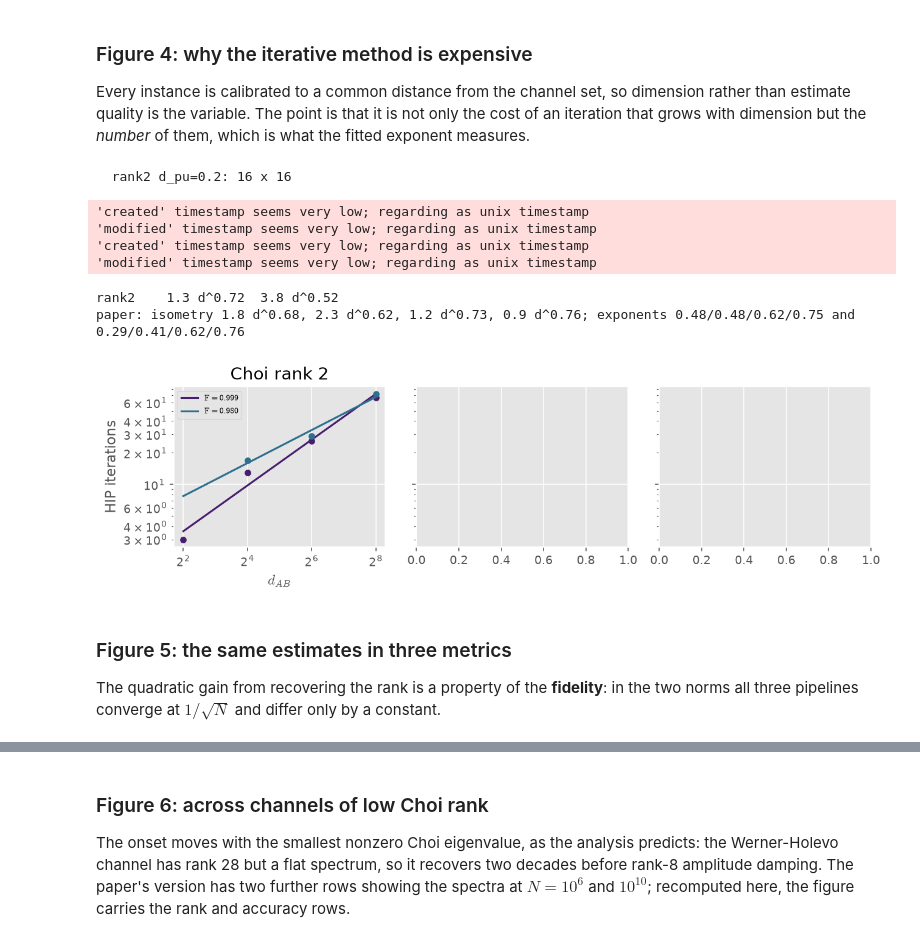
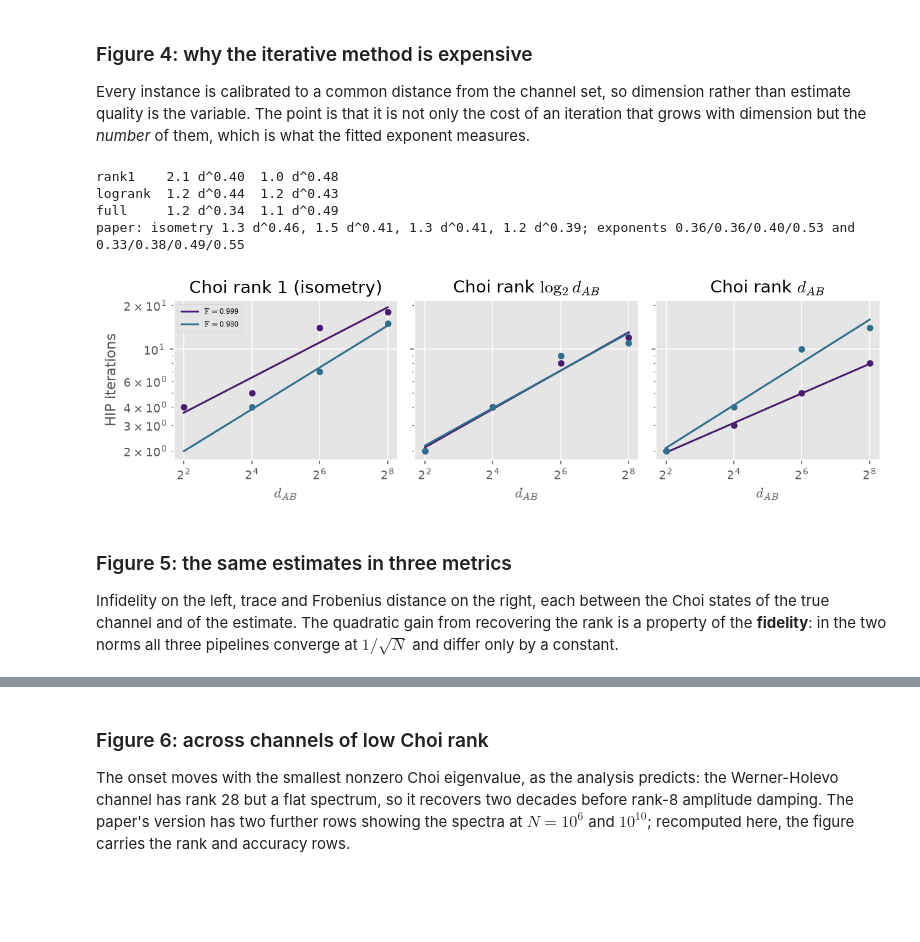
Before and after one commit to afhamash/fidelity_QPT, a Jupyter notebook: fpls_notebook.ipynb, the cells around one changed output, grey strips where cells are left out. Drawn from its saved outputs; the diff is of its cells as text; code cells hidden in the pictures; blank space fills up the shorter version.

```diff
--- a/fpls_notebook.ipynb
+++ b/fpls_notebook.ipynb
@@ -88,16 +99,16 @@ The estimate is a channel, and the Kraus route of Theorem 6 -- which never forms
 # %%
-dense = fpls(rho, 10 ** 6, paper_rng(PAPER_SEED, 7, 10 ** 6), dA=dA)
-kraus = fpls(rho, 10 ** 6, paper_rng(PAPER_SEED, 7, 10 ** 6), dA=dA, kraus=True)
+r = fpls(rho, 10 ** 6, paper_rng(PAPER_SEED, 7, 10 ** 6), dA=dA)                  # dense congruence (Theorem 1)
+k = fpls(rho, 10 ** 6, paper_rng(PAPER_SEED, 7, 10 ** 6), dA=dA, dense=False)     # assembled from the Kraus operators (Theorem 5)
 
-print(f"output is a channel                {is_channel(dense['estimate'], dA)}")
-print(f"Kraus operators returned           {len(kraus['kraus'])}  (= the Choi rank)")
+print(f"output is a channel                {is_channel(r['estimate'], dA)}")
+print(f"Kraus operators returned           {len(r['kraus'])}  (= the Choi rank)")
 print(f"sum_i K_i^dag K_i = I_A            "
-      f"{np.allclose(sum(K.conj().T @ K for K in kraus['kraus']), np.eye(dA))}")
+      f"{np.allclose(sum(K.conj().T @ K for K in r['kraus']), np.eye(dA))}")
 print(f"dense vs Kraus, max |difference|   "
-      f"{np.abs(dense['estimate'] - kraus['estimate']).max():.2e}")
+      f"{np.abs(r['estimate'] - k['estimate']).max():.2e}")
 
-assert is_channel(dense["estimate"], dA)
-assert np.allclose(dense["estimate"], kraus["estimate"], atol=1e-12)
+assert is_channel(r["estimate"], dA)
+assert np.allclose(r["estimate"], k["estimate"], atol=1e-12)
 print("\nthe two implementations of the projection agree to machine precision")
 # %% [output]
 output is a channel                True
@@ -265,31 +310,38 @@ dimension rather than estimate quality is the variable. The point is that it is
 not only the cost of an iteration that grows with dimension but the *number* of
 them, which is what the fitted exponent measures.
 # %%
-# ---- parameters -------------------------------------------------------------
-DIMS    = (4, 16, 64, 256)  # Choi dimensions.                    PAPER: 4 .. 1024
-TARGETS = (0.05, 0.2)       # purified distances from the channel set.
-                            #                                     PAPER: 0.05, 0.1, 0.2, 0.3
-TRIALS  = 3                 #                                     PAPER: 10
-SEED    = 20260817          #                                     PAPER: 20260817
-FAMILY  = (("rank2", "Choi rank 2"),)   # PAPER: isometry, rank log2(d_AB), full rank
-# PAPER FIGURE: DIMS to 1024, four targets, three channel families, TRIALS=10
+# ---- parameters (reduced: seconds) ------------------------------------------
+DIMS    = (4, 16, 64, 256)      # Choi dimensions
+TARGETS = (0.05, 0.2)           # purified distances from the channel set
+TRIALS  = 3
+SEED    = 20260817
+FAMILY  = (("rank1", "Choi rank 1 (isometry)"),          # one panel per family
+           ("logrank", r"Choi rank $\log_2 d_{AB}$"),
+           ("full", r"Choi rank $d_{AB}$"))
+
+# ---- paper parameters (several hours, about 4 GB of memory): uncomment, and comment out the block above ---
+# DIMS    = (4, 8, 16, 32, 64, 128, 256, 512, 1024)
+# TARGETS = (0.05, 0.1, 0.2, 0.3)
+# TRIALS  = 10
+# SEED    = 20260817
+# FAMILY  = (("rank1", "Choi rank 1 (isometry)"),
+#            ("logrank", r"Choi rank $\log_2 d_{AB}$"),
+#            ("full", r"Choi rank $d_{AB}$"))
 # -----------------------------------------------------------------------------
 data = sweep_hip_iterations(dims=DIMS, targets=TARGETS, families=FAMILY,
                             trials=TRIALS, seed=SEED)
 fig_hip_iterations(data=data);
 # %% [output]
-  rank2 d_pu=0.2: 16 x 16
+rank1    2.1 d^0.40  1.0 d^0.48
+logrank  1.2 d^0.44  1.2 d^0.43
+full     1.2 d^0.34  1.1 d^0.49
+paper: isometry 1.3 d^0.46, 1.5 d^0.41, 1.3 d^0.41, 1.2 d^0.39; exponents 0.36/0.36/0.40/0.53 and 0.33/0.38/0.49/0.55
-'created' timestamp seems very low; regarding as unix timestamp
-'modified' timestamp seems very low; regarding as unix timestamp
-'created' timestamp seems very low; regarding as unix timestamp
-'modified' timestamp seems very low; regarding as unix timestamp
-rank2    1.3 d^0.72  3.8 d^0.52
-paper: isometry 1.8 d^0.68, 2.3 d^0.62, 1.2 d^0.73, 0.9 d^0.76; exponents 0.48/0.48/0.62/0.75 and 0.29/0.41/0.62/0.76
-[figure, old version]
+[figure, new version]
 # %% [markdown]
 ### Figure 5: the same estimates in three metrics
 
-The quadratic gain from recovering the rank is a property of the **fidelity**:
-in the two norms all three pipelines converge at $1/\sqrt{N}$ and differ only by
-a constant.
+Infidelity on the left, trace and Frobenius distance on the right, each between
+the Choi states of the true channel and of the estimate. The quadratic gain from
+recovering the rank is a property of the **fidelity**: in the two norms all three
+pipelines converge at $1/\sqrt{N}$ and differ only by a constant.
 # %%
```
Also changed, not shown: parts of 23 cells of this notebook, 35 other files.
